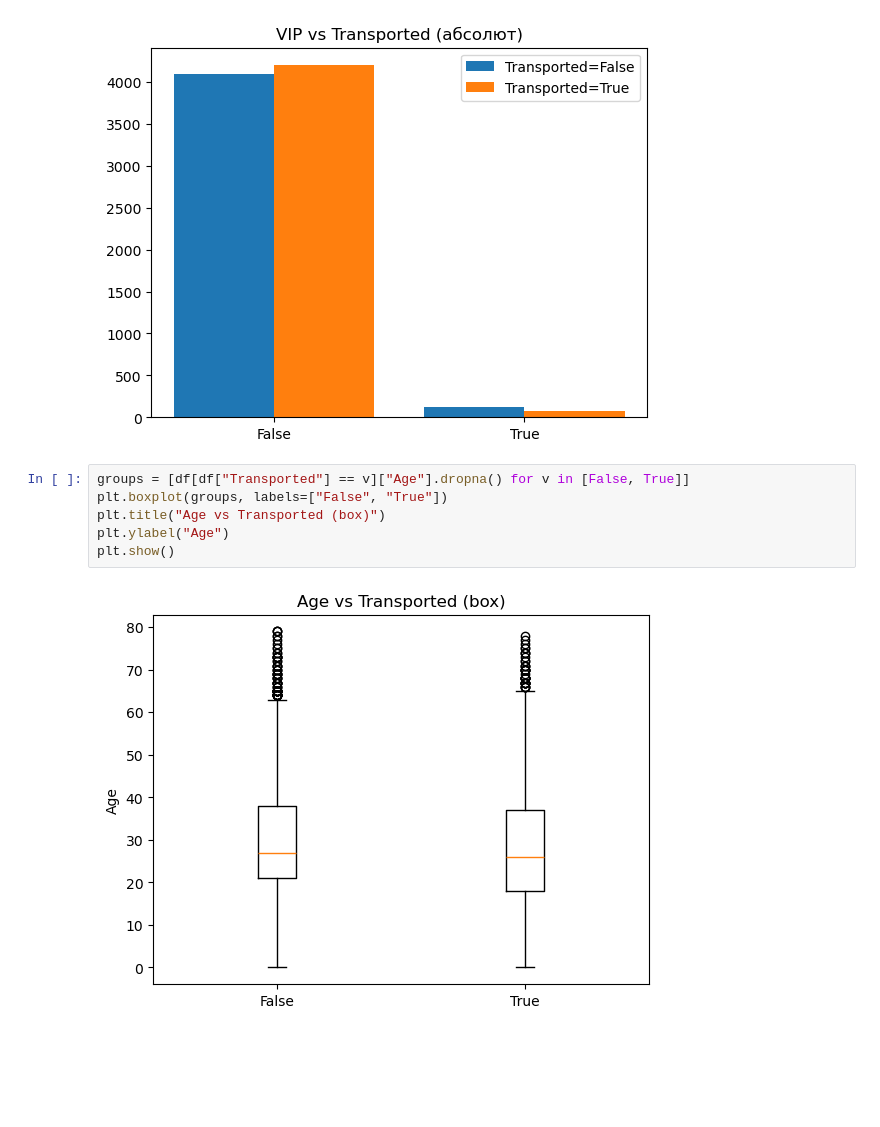
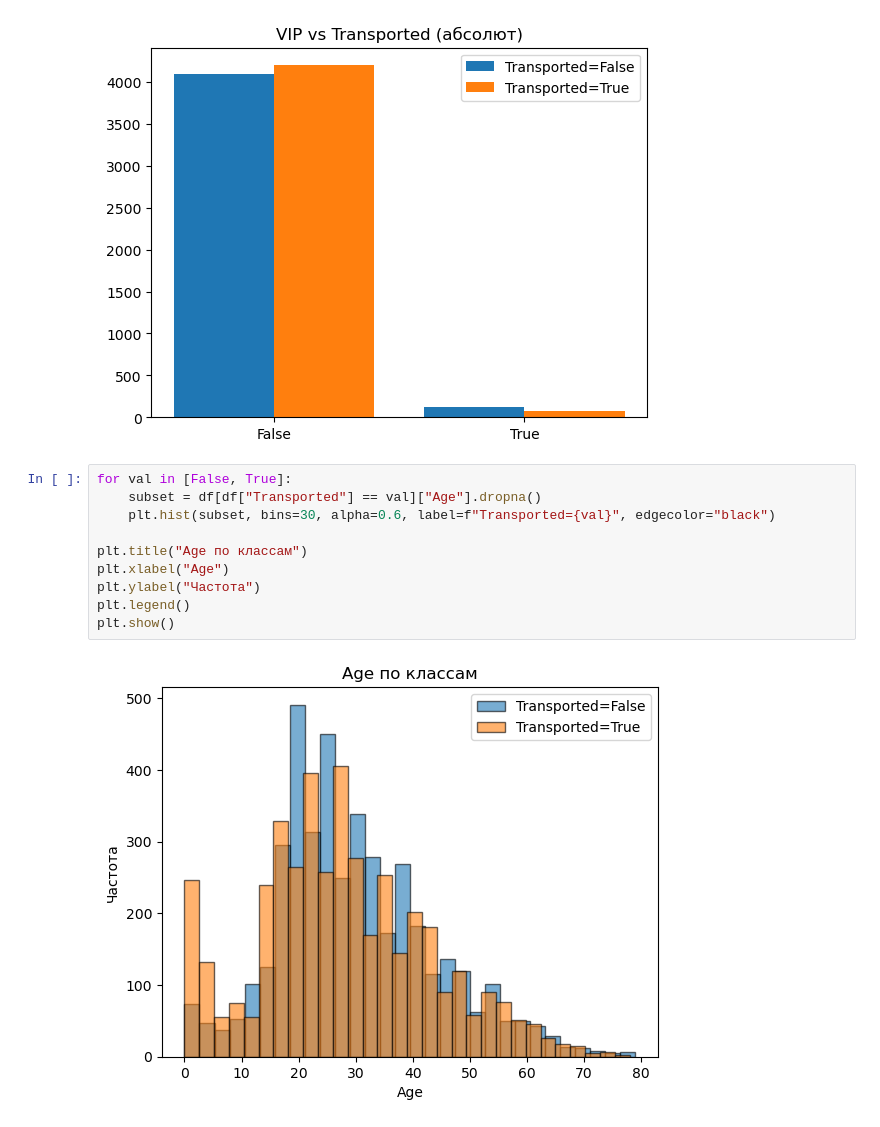
Before and after one commit to folkstay/Spaceship, a Jupyter notebook: SpaceShip.ipynb, the cells around one changed output. Drawn from its saved outputs; the diff is of its cells as text; blank space fills up the shorter version.

```diff
--- a/SpaceShip.ipynb
+++ b/SpaceShip.ipynb
@@ -109,10 +109,14 @@ plt.show()
 # %% [output]
 [figure]
 # %%
-groups = [df[df["Transported"] == v]["Age"].dropna() for v in [False, True]]
-plt.boxplot(groups, labels=["False", "True"])
-plt.title("Age vs Transported (box)")
-plt.ylabel("Age")
+for val in [False, True]:
+    subset = df[df["Transported"] == val]["Age"].dropna()
+    plt.hist(subset, bins=30, alpha=0.6, label=f"Transported={val}", edgecolor="black")
+
+plt.title("Age по классам")
+plt.xlabel("Age")
+plt.ylabel("Частота")
+plt.legend()
 plt.show()
 # %% [output]
-[figure, old version]
+[figure, new version]
```
